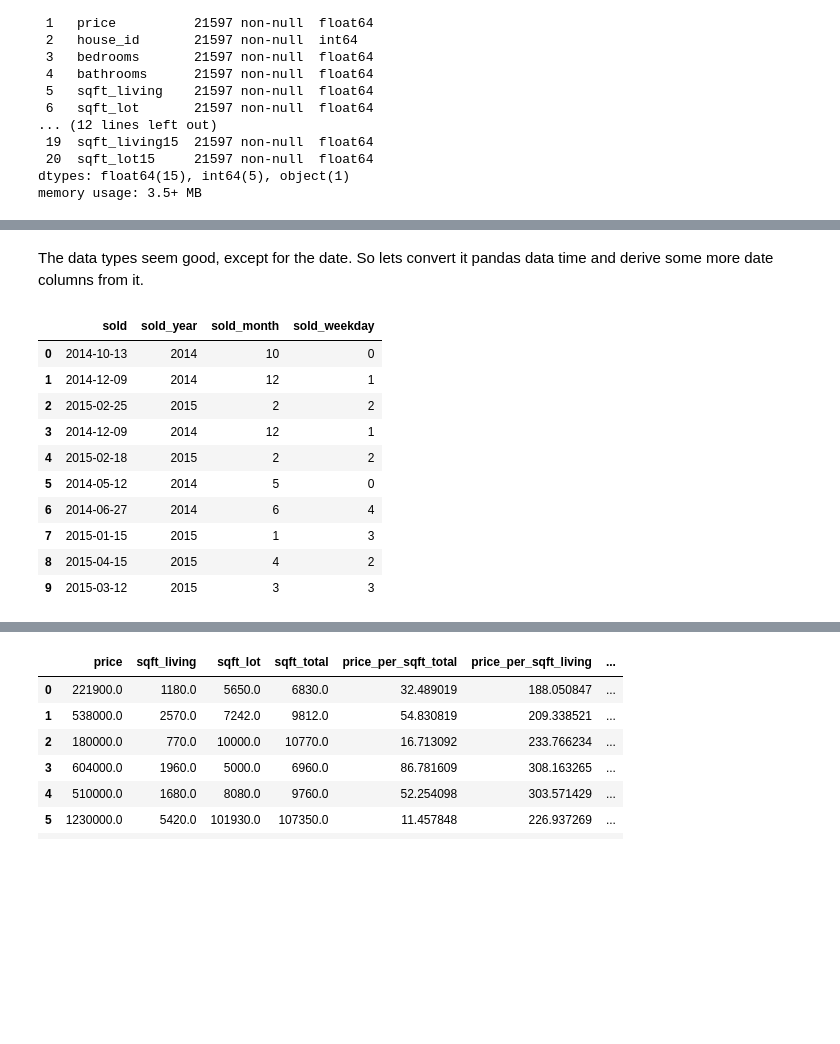
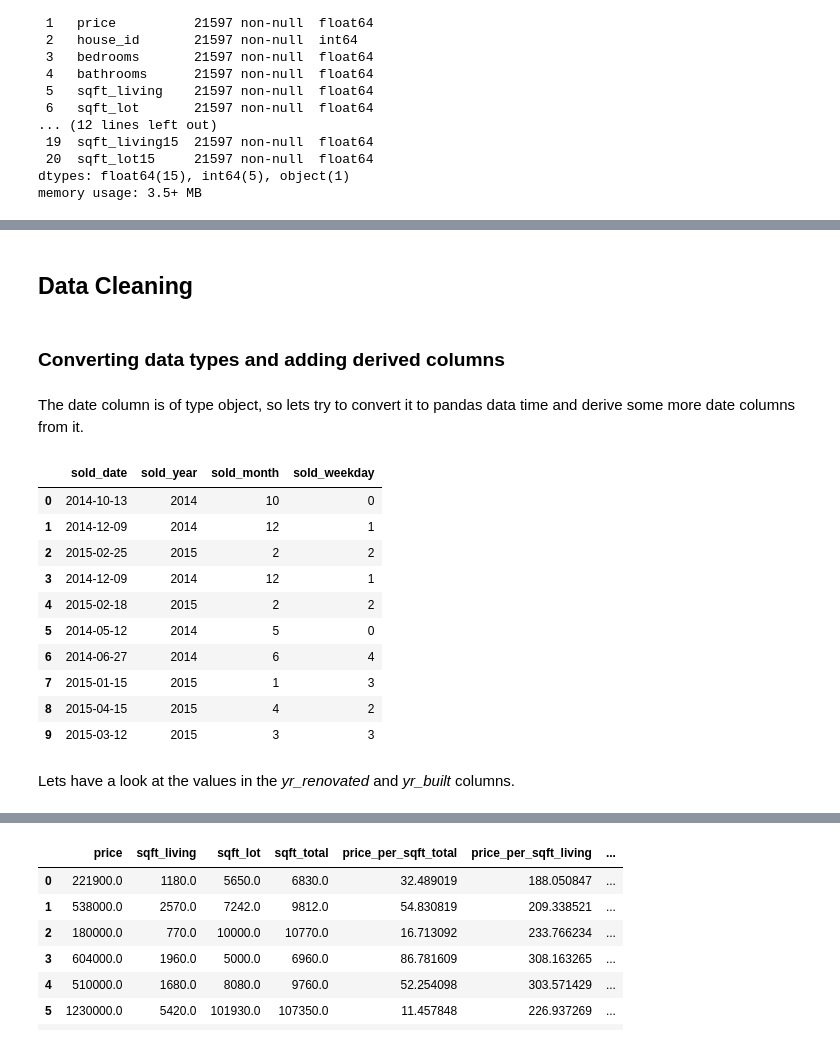
Before and after one commit to christian-reimann/ds-eda-project, a Jupyter notebook: reimann_eda.ipynb, the cells around one changed output, grey strips where cells are left out. Cells and saved outputs as stored; diff of their text form; code cells hidden in the pictures; blank space fills up the shorter version.

```diff
--- a/reimann_eda.ipynb
+++ b/reimann_eda.ipynb
@@ -55,14 +121,24 @@ memory usage: 3.5+ MB
+# %% [markdown]
+## Data Cleaning
+# %% [markdown]
+### Converting data types and adding derived columns
 # %% [markdown]
-The data types seem good, except for the date. So lets convert it pandas data time and derive some more date columns from it.
+The date column is of type object, so lets try to convert it to pandas data time and derive some more date columns from it.
 # %%
-df["sold"] = pd.to_datetime(df["date"], format="%Y-%m-%d")
-df["sold_year"] = df["sold"].dt.year
-df["sold_month"] = df["sold"].dt.month
-df["sold_weekday"] = df["sold"].dt.dayofweek
+# Convert to pandas datetime
+df["sold_date"] = pd.to_datetime(df["date"], format="%Y-%m-%d")
+
+# Add derived date columns
+df["sold_year"] = df["sold_date"].dt.year
+df["sold_month"] = df["sold_date"].dt.month
+df["sold_weekday"] = df["sold_date"].dt.dayofweek
+
+# Drop old column
 df.drop("date", axis=1, inplace=True)
-df[["sold", "sold_year", "sold_month", "sold_weekday"]].head(10)
+
+df[["sold_date", "sold_year", "sold_month", "sold_weekday"]].head(10)
 # %% [output]
-|  | sold | sold_year | sold_month | sold_weekday |
+|  | sold_date | sold_year | sold_month | sold_weekday |
 | 0 | 2014-10-13 | 2014 | 10 | 0 |
 | 1 | 2014-12-09 | 2014 | 12 | 1 |
 | 2 | 2015-02-25 | 2015 | 2 | 2 |
@@ -73,3 +149,5 @@ df[["sold", "sold_year", "sold_month", "sold_weekday"]].head(10)
 | 7 | 2015-01-15 | 2015 | 1 | 3 |
 | 8 | 2015-04-15 | 2015 | 4 | 2 |
 | 9 | 2015-03-12 | 2015 | 3 | 3 |
+# %% [markdown]
+Lets have a look at the values in the *yr_renovated* and *yr_built* columns.
```
Also changed, not shown: parts of 46 cells of this notebook, 5 other files.
